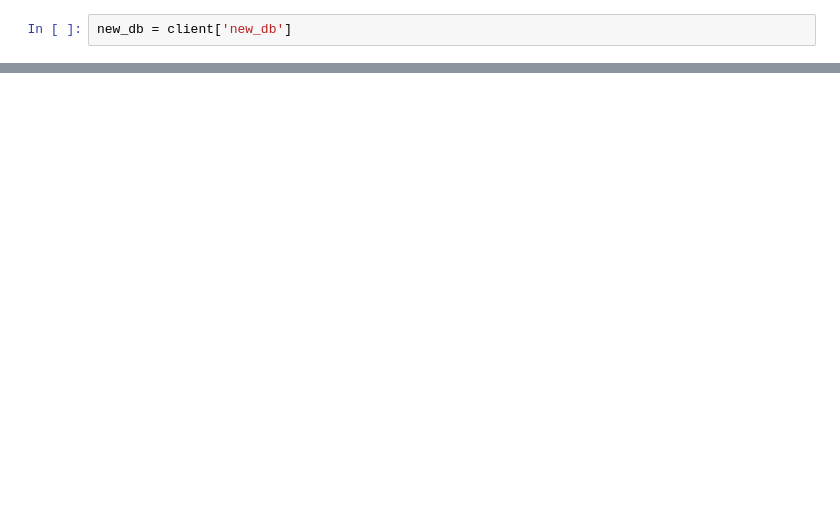
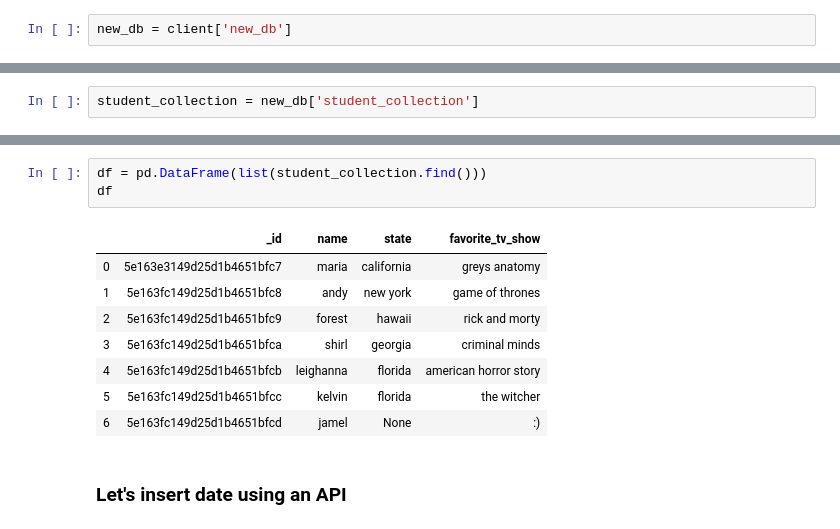
Before and after one commit to erdosn/cv2-mod2-sec15-mongo-lesson, a Jupyter notebook: lesson-plan.ipynb, the cells around one changed output, grey strips where cells are left out. Saved outputs shown, nothing was run; the diff lists cells and outputs as text; blank space fills up the shorter version.

```diff
--- a/lesson-plan.ipynb
+++ b/lesson-plan.ipynb
@@ -310,0 +101,2 @@ for tweet in donald_tweets.find({}):
+# %%
+student_collection = new_db['student_collection']
@@ -310,0 +193,14 @@ for tweet in donald_tweets.find({}):
+# %%
+df = pd.DataFrame(list(student_collection.find()))
+df
+# %% [output]
+|  | _id | name | state | favorite_tv_show |
+| 0 | 5e163e3149d25d1b4651bfc7 | maria | california | greys anatomy |
+| 1 | 5e163fc149d25d1b4651bfc8 | andy | new york | game of thrones |
+| 2 | 5e163fc149d25d1b4651bfc9 | forest | hawaii | rick and morty |
+| 3 | 5e163fc149d25d1b4651bfca | shirl | georgia | criminal minds |
+| 4 | 5e163fc149d25d1b4651bfcb | leighanna | florida | american horror story |
+| 5 | 5e163fc149d25d1b4651bfcc | kelvin | florida | the witcher |
+| 6 | 5e163fc149d25d1b4651bfcd | jamel | None | :) |
+# %% [markdown]
+### Let's insert date using an API
```
Also changed, not shown: parts of 67 cells of this notebook, 1 other file.
